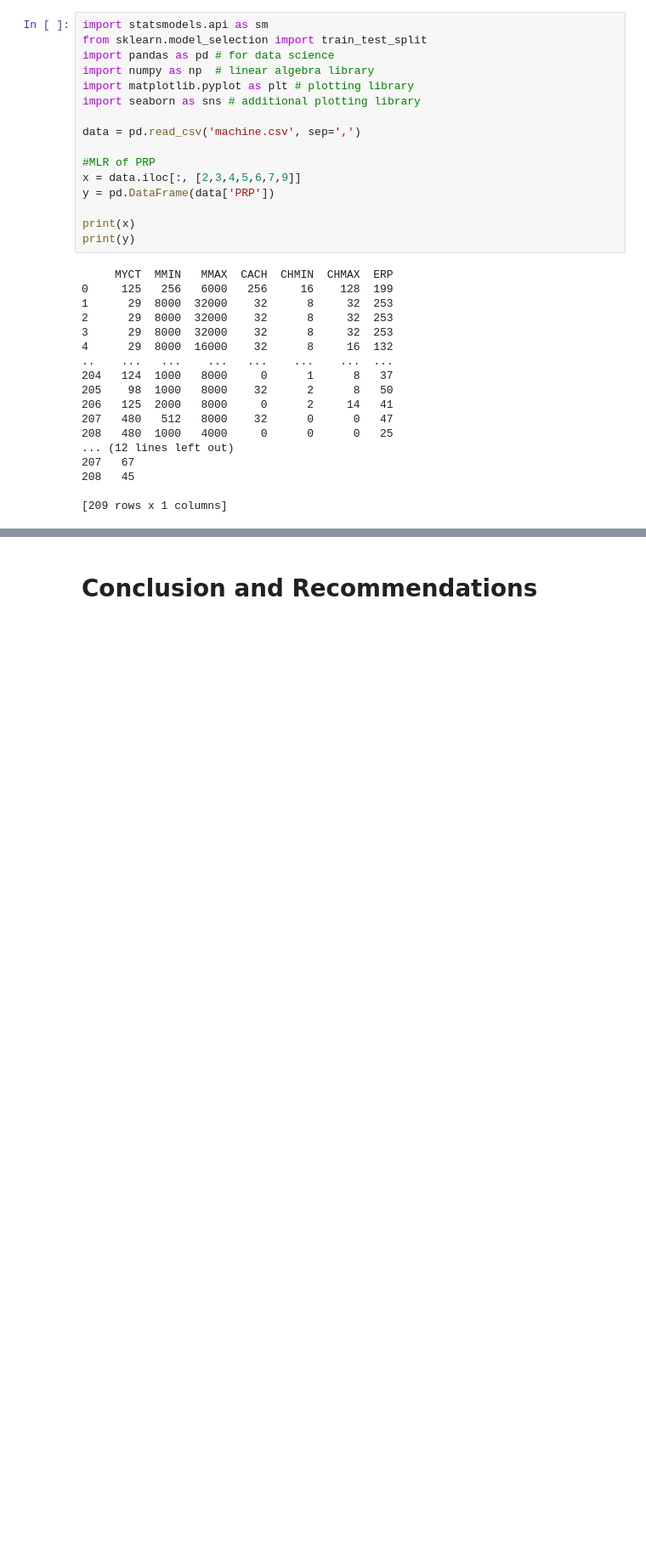
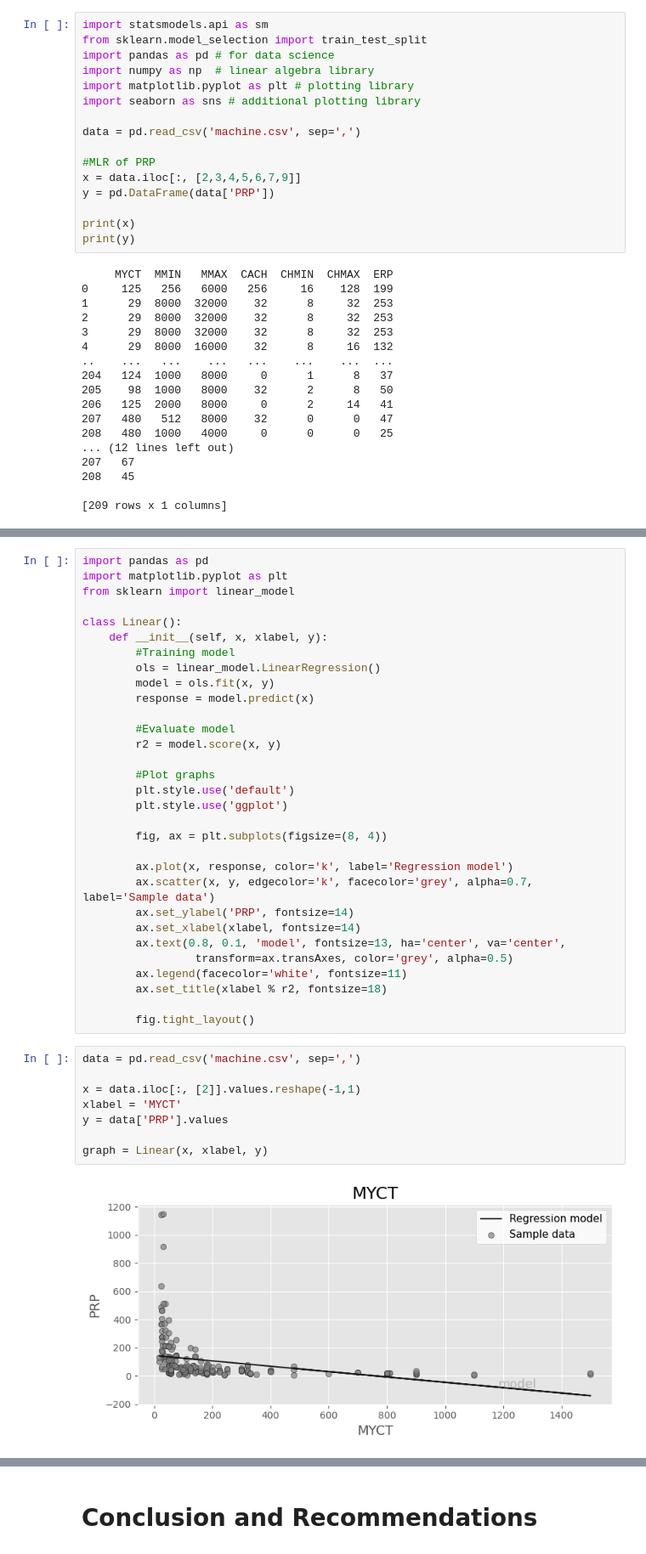
Before and after one commit to darkepacific/AAI-500-FinalTeamProject, a Jupyter notebook: AAI-500-FinalTeamProject.ipynb, the cells around one changed output, grey strips where cells are left out. Shown at 85% size. Drawn from its saved outputs; the diff is of its cells as text; blank space fills up the shorter version.

Commit message:
MLR class and graphs

```diff
--- a/AAI-500-FinalTeamProject.ipynb
+++ b/AAI-500-FinalTeamProject.ipynb
@@ -471,0 +455,41 @@ for col in data:
+# %%
+import pandas as pd
+import matplotlib.pyplot as plt
+from sklearn import linear_model
+
+class Linear():
+    def __init__(self, x, xlabel, y):
+        #Training model
+        ols = linear_model.LinearRegression()
+        model = ols.fit(x, y)
+        response = model.predict(x)
+
+        #Evaluate model
+        r2 = model.score(x, y)
+
+        #Plot graphs
+        plt.style.use('default')
+        plt.style.use('ggplot')
+
+        fig, ax = plt.subplots(figsize=(8, 4))
+
+        ax.plot(x, response, color='k', label='Regression model')
+        ax.scatter(x, y, edgecolor='k', facecolor='grey', alpha=0.7, label='Sample data')
+        ax.set_ylabel('PRP', fontsize=14)
+        ax.set_xlabel(xlabel, fontsize=14)
+        ax.text(0.8, 0.1, 'model', fontsize=13, ha='center', va='center',
+                 transform=ax.transAxes, color='grey', alpha=0.5)
+        ax.legend(facecolor='white', fontsize=11)
+        ax.set_title(xlabel % r2, fontsize=18)
+
+        fig.tight_layout()
+# %%
+data = pd.read_csv('machine.csv', sep=',')
+
+x = data.iloc[:, [2]].values.reshape(-1,1)
+xlabel = 'MYCT'
+y = data['PRP'].values
+
+graph = Linear(x, xlabel, y)
+# %% [output]
+[figure, added]
```
Also changed, not shown: parts of 12 cells of this notebook.
